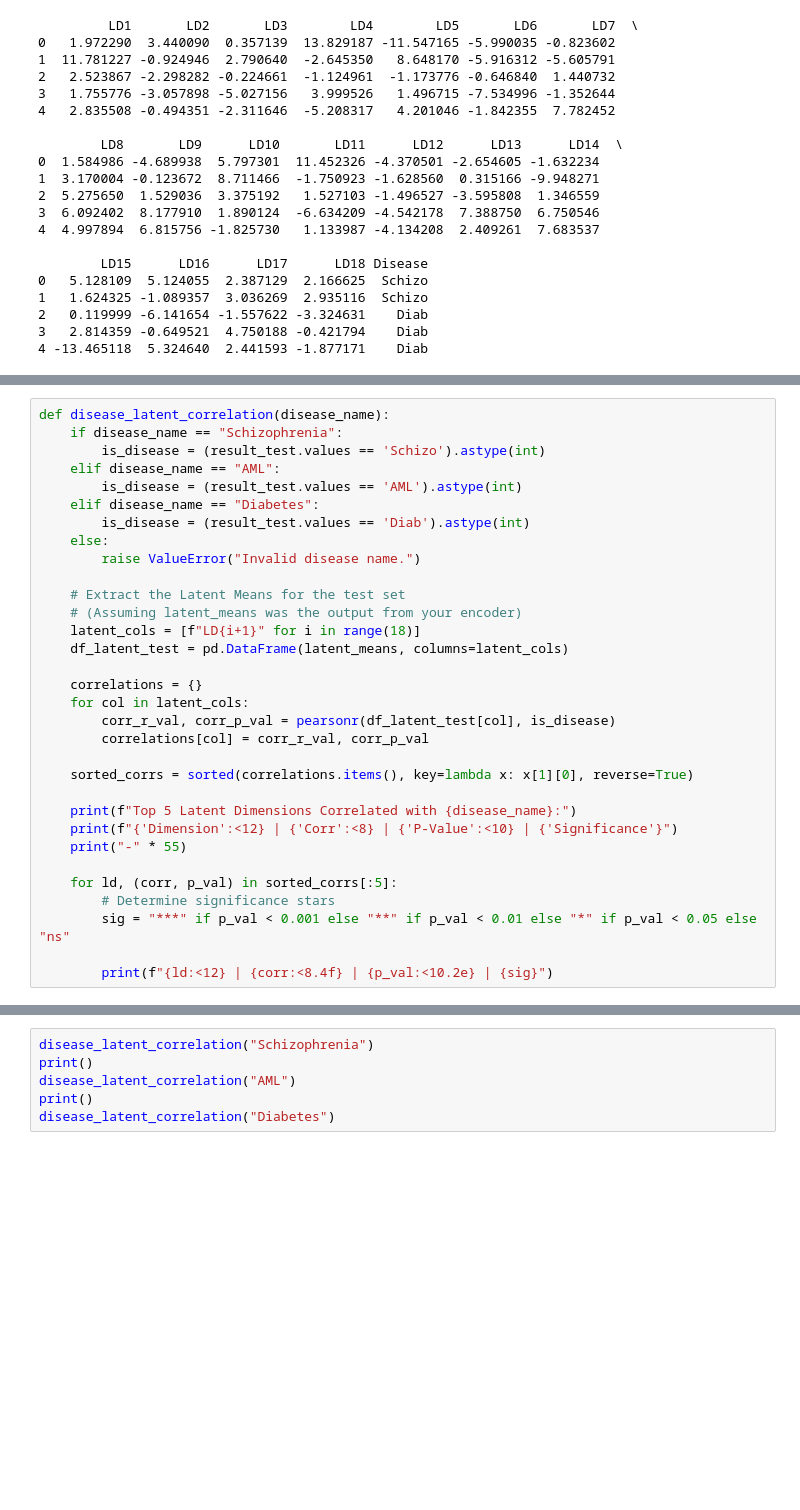
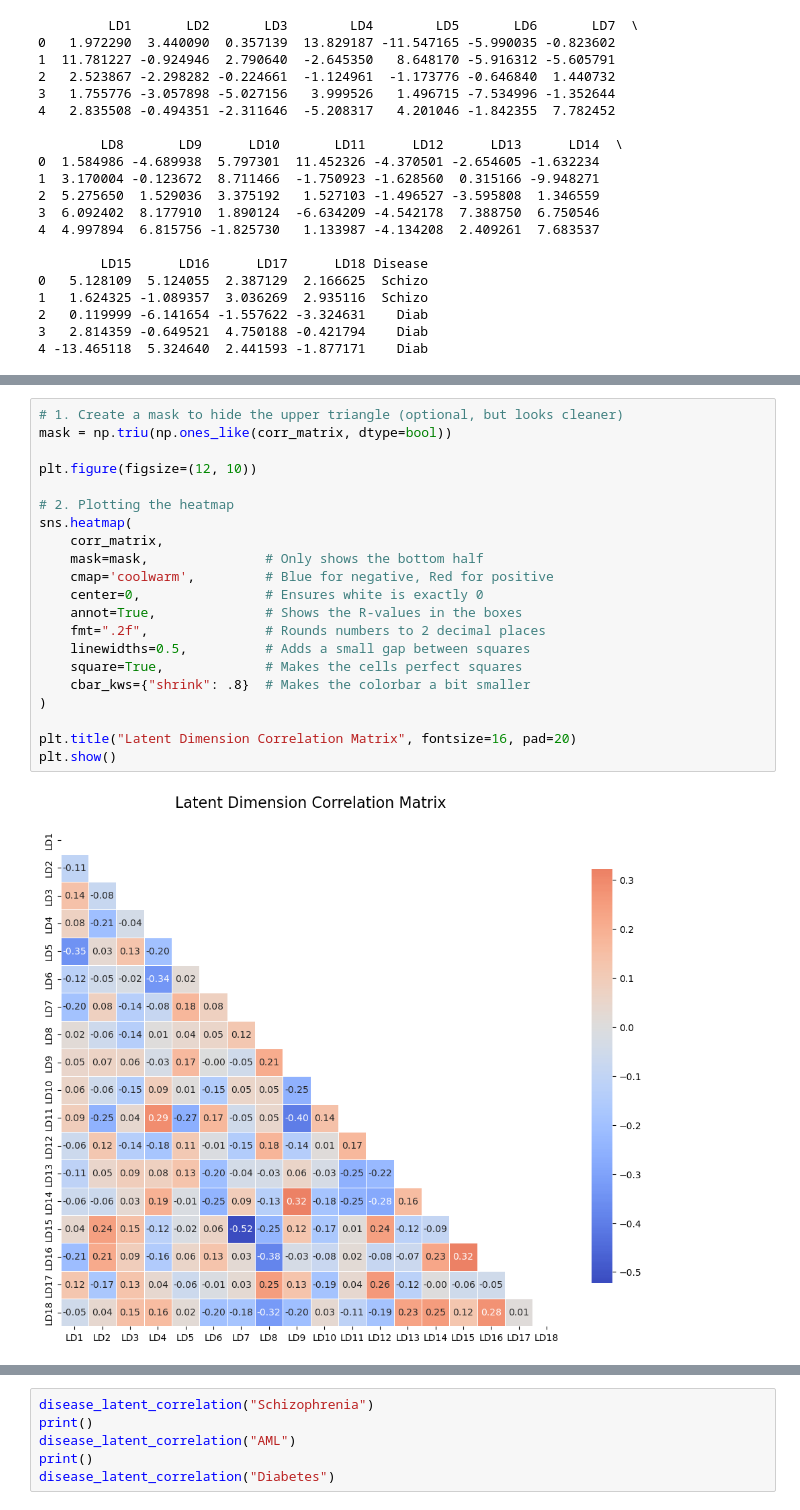
Before and after one commit to algu-dotcom/BIPN162_FinalProject, a Jupyter notebook: BIPN162_FinalProject.ipynb, the cells around one changed output, grey strips where cells are left out. Cells and saved outputs as stored; diff of their text form; blank space fills up the shorter version.

```diff
--- a/BIPN162_FinalProject.ipynb
+++ b/BIPN162_FinalProject.ipynb
@@ -888,32 +879,23 @@ plt.show()
-# %%
-def disease_latent_correlation(disease_name):
-    if disease_name == "Schizophrenia":
-        is_disease = (result_test.values == 'Schizo').astype(int)
-    elif disease_name == "AML":
-        is_disease = (result_test.values == 'AML').astype(int)
-    elif disease_name == "Diabetes":
-        is_disease = (result_test.values == 'Diab').astype(int)
-    else:
-        raise ValueError("Invalid disease name.")
-
-    # Extract the Latent Means for the test set
-    # (Assuming latent_means was the output from your encoder)
-    latent_cols = [f"LD{i+1}" for i in range(18)]
-    df_latent_test = pd.DataFrame(latent_means, columns=latent_cols)
-
-    correlations = {}
-    for col in latent_cols:
-        corr_r_val, corr_p_val = pearsonr(df_latent_test[col], is_disease)
-        correlations[col] = corr_r_val, corr_p_val
-
-    sorted_corrs = sorted(correlations.items(), key=lambda x: x[1][0], reverse=True)
-
-    print(f"Top 5 Latent Dimensions Correlated with {disease_name}:")
-    print(f"{'Dimension':<12} | {'Corr':<8} | {'P-Value':<10} | {'Significance'}")
-    print("-" * 55)
-
-    for ld, (corr, p_val) in sorted_corrs[:5]:
-        # Determine significance stars
-        sig = "***" if p_val < 0.001 else "**" if p_val < 0.01 else "*" if p_val < 0.05 else "ns"
-
-        print(f"{ld:<12} | {corr:<8.4f} | {p_val:<10.2e} | {sig}")
+# %%
+# 1. Create a mask to hide the upper triangle (optional, but looks cleaner)
+mask = np.triu(np.ones_like(corr_matrix, dtype=bool))
+
+plt.figure(figsize=(12, 10))
+
+# 2. Plotting the heatmap
+sns.heatmap(
+    corr_matrix,
+    mask=mask,               # Only shows the bottom half
+    cmap='coolwarm',         # Blue for negative, Red for positive
+    center=0,                # Ensures white is exactly 0
+    annot=True,              # Shows the R-values in the boxes
+    fmt=".2f",               # Rounds numbers to 2 decimal places
+    linewidths=0.5,          # Adds a small gap between squares
+    square=True,             # Makes the cells perfect squares
+    cbar_kws={"shrink": .8}  # Makes the colorbar a bit smaller
+)
+
+plt.title("Latent Dimension Correlation Matrix", fontsize=16, pad=20)
+plt.show()
+# %% [output]
+[figure, added]
```
Also changed, not shown: parts of 2 cells of this notebook.
